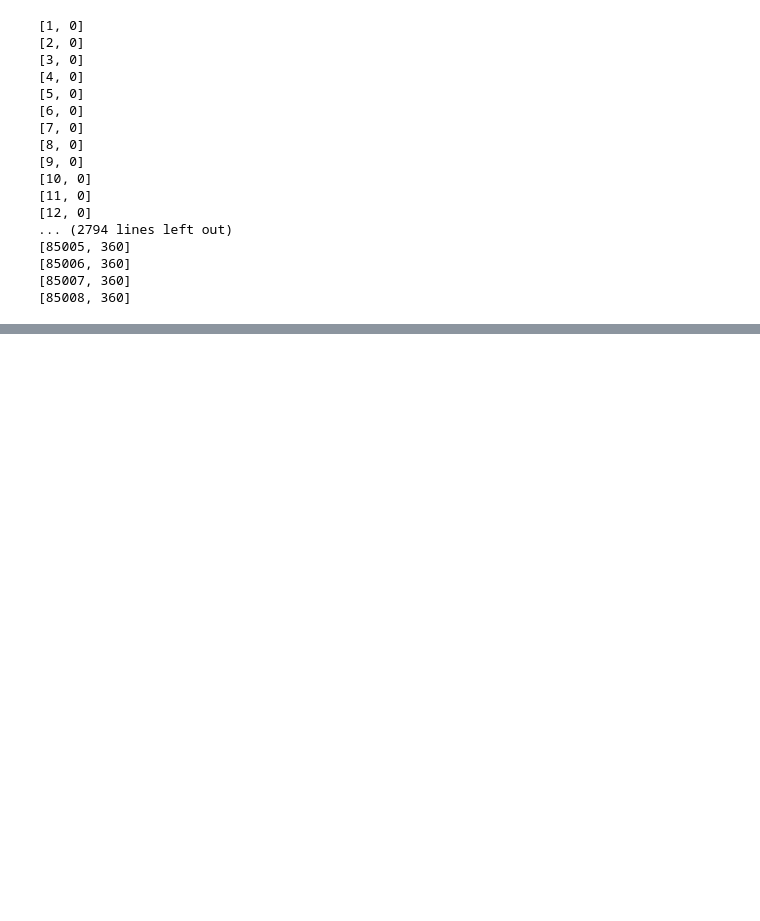
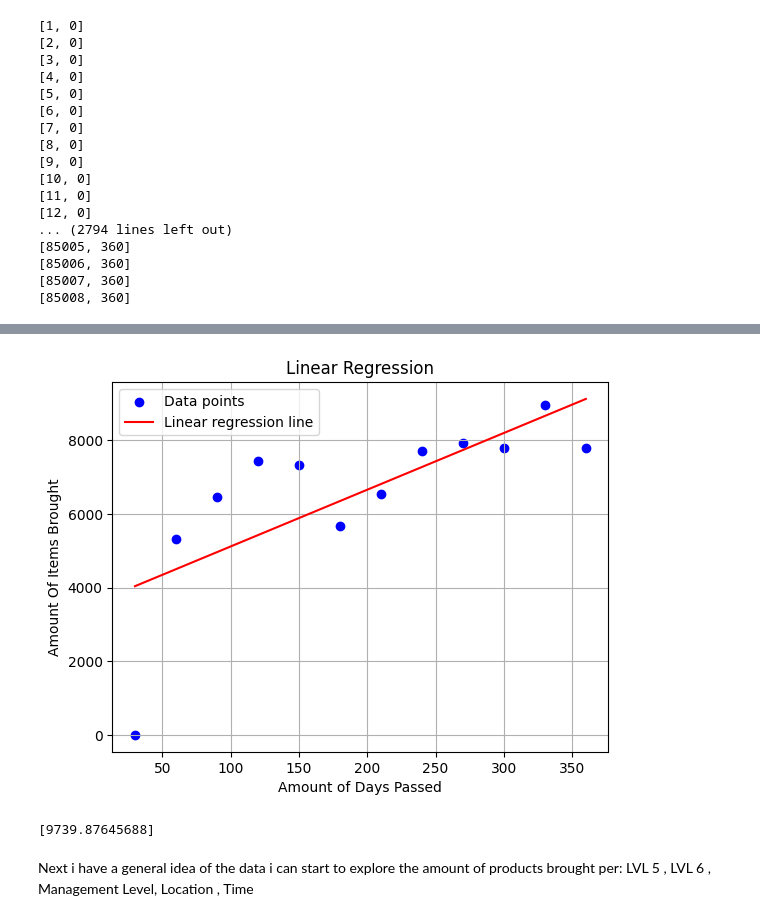
Before and after one commit to Danza101/Data_Landscape, a Jupyter notebook: Code.ipynb, the cells around one changed output, grey strips where cells are left out. Saved outputs shown, nothing was run; the diff lists cells and outputs as text; code cells hidden in the pictures; blank space fills up the shorter version.

```diff
--- a/Code.ipynb
+++ b/Code.ipynb
@@ -84,0 +114,27 @@ plt.plot(day_count , row_separation)
+# %%
+# Create linear regression model
+model = LinearRegression()
+
+# Fit the model
+model.fit(arr_day_count, rows_searched)
+
+# Make predictions
+predictions = model.predict(arr_day_count)
+
+# Plotting the data points and the linear regression line
+plt.scatter(day_count, rows_searched, color='blue', label='Data points')
+plt.plot(day_count, predictions, color='red', label='Linear regression line')
+plt.xlabel('Amount of Days Passed')
+plt.ylabel('Amount Of Items Brought')
+plt.title('Linear Regression')
+plt.legend()
+plt.grid(True)
+plt.show()
+# %% [output]
+[figure, added]
+# %%
+print(model.predict([[400]]))
+# %% [output]
+[9739.87645688]
+# %% [markdown]
+Next i have a general idea of the data i can start to explore the amount of products brought per: LVL 5 , LVL 6 , Management Level, Location , Time
```
Also changed, not shown: parts of 15 cells of this notebook.
